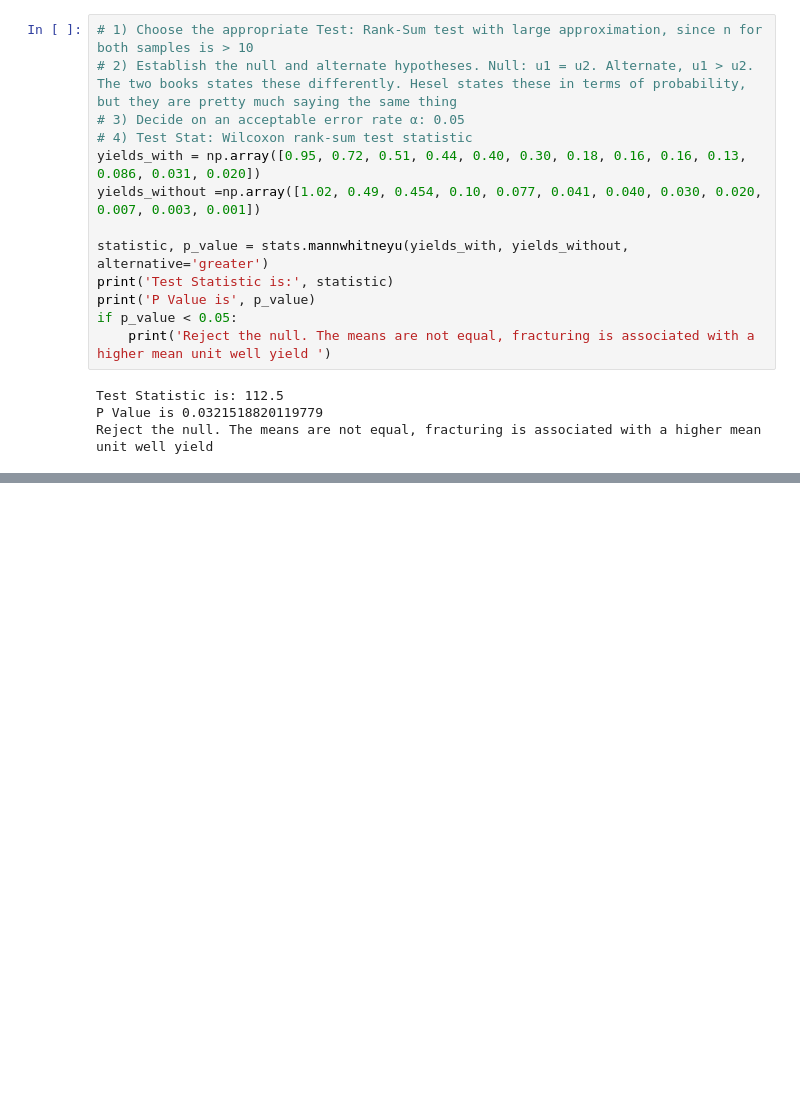
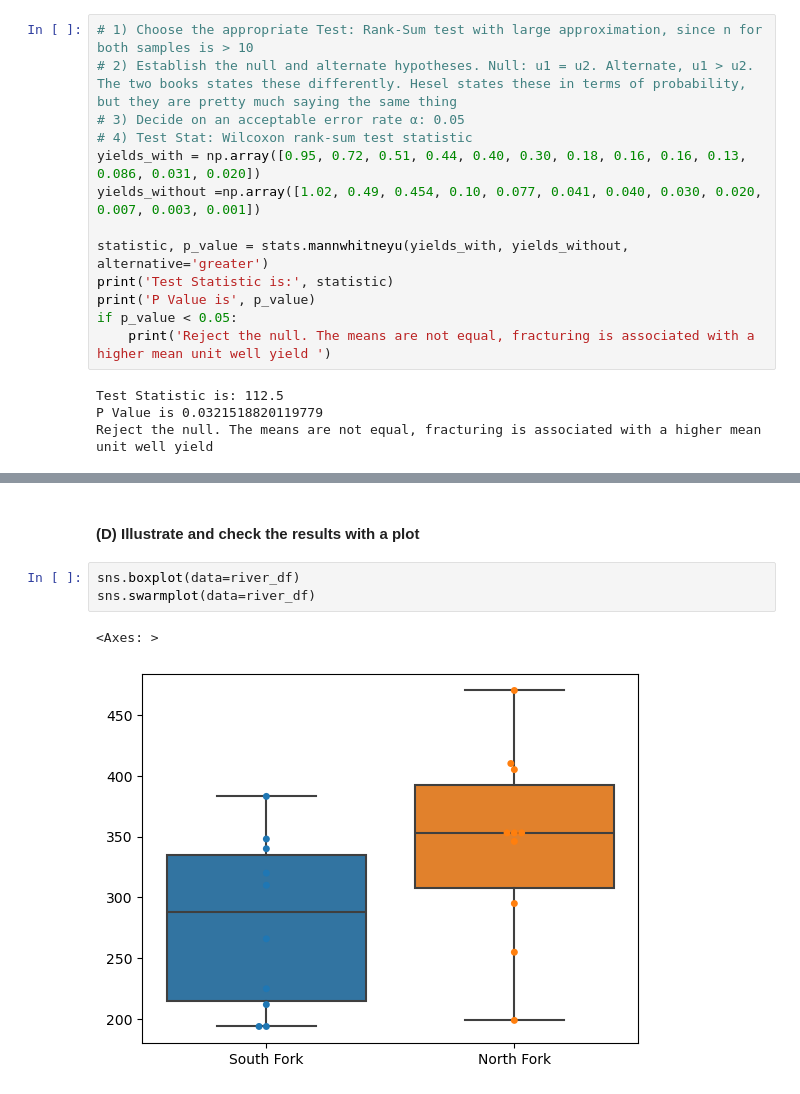
Before and after one commit to jtdocter27/Engineering-Probability---Statistics, a Jupyter notebook: 13-16.ipynb, the cells around one changed output, grey strips where cells are left out. Saved outputs shown, nothing was run; the diff lists cells and outputs as text; blank space fills up the shorter version.

```diff
--- a/13-16.ipynb
+++ b/13-16.ipynb
@@ -83,0 +130,8 @@ Reject the null. The means are not equal, fracturing is associated with a higher
+# %% [markdown]
+#### (D) Illustrate and check the results with a plot
+# %%
+sns.boxplot(data=river_df)
+sns.swarmplot(data=river_df)
+# %% [output]
+<Axes: >
+[figure, added]
```
Also changed, not shown: parts of 16 cells of this notebook, 2 other files.
